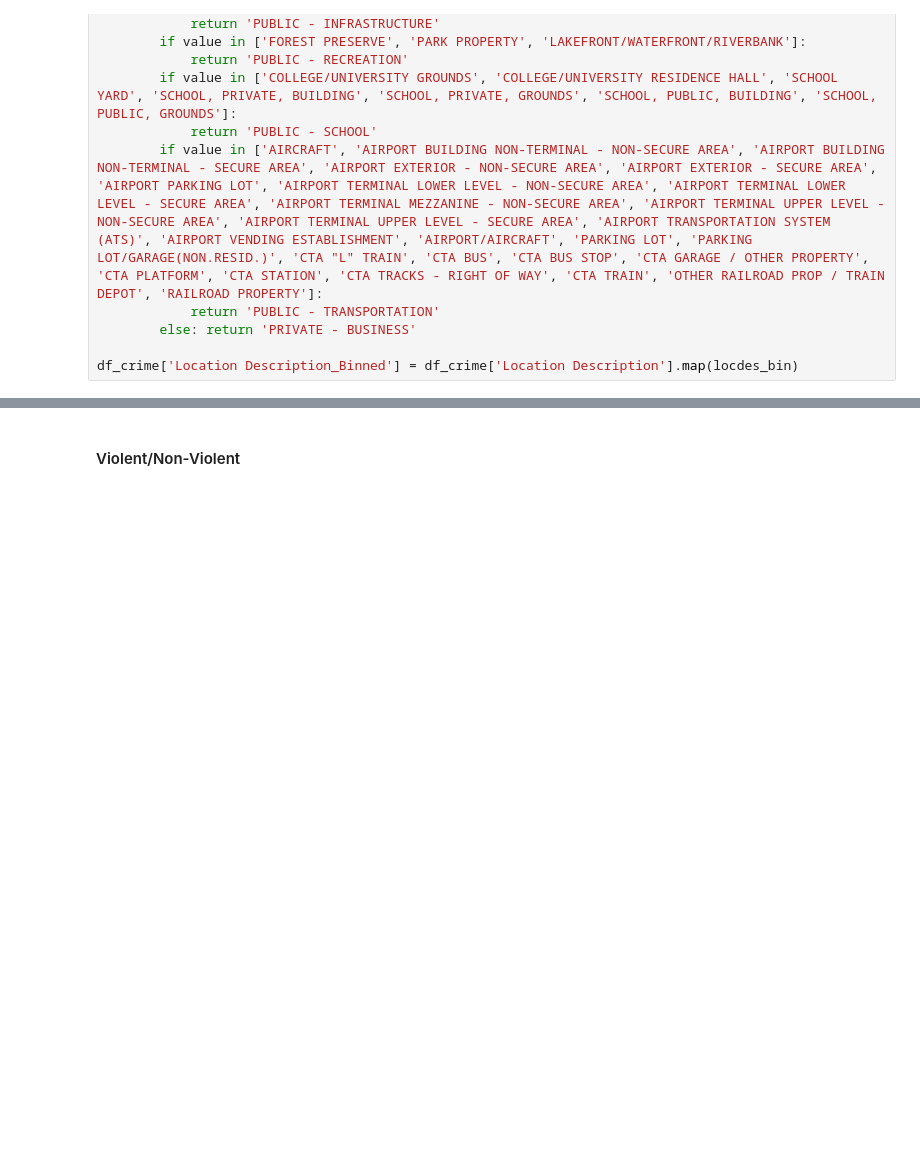
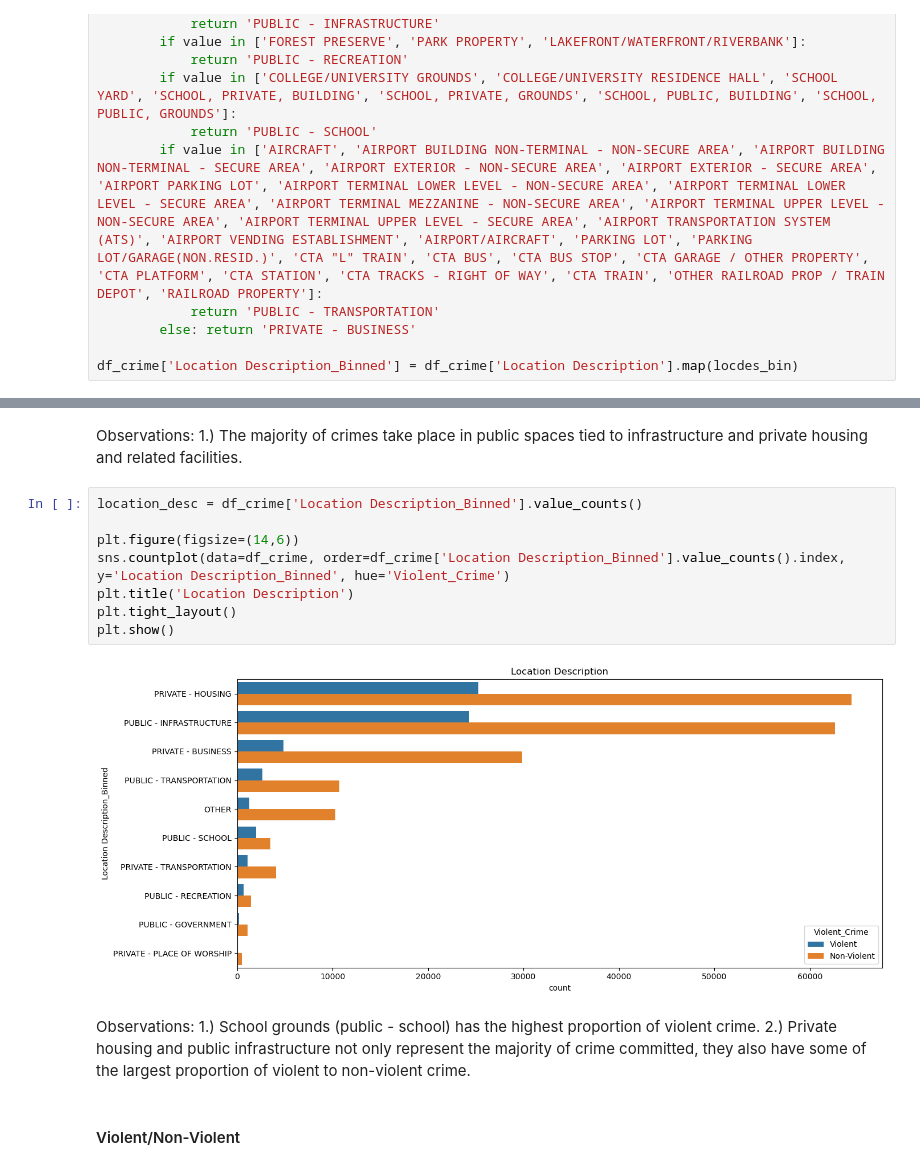
Before and after one commit to tkoche3/ISDS7075, a Jupyter notebook: ISDS7075_group.ipynb, the cells around one changed output, grey strips where cells are left out. Drawn from its saved outputs; the diff is of its cells as text; blank space fills up the shorter version.

```diff
--- a/ISDS7075_group.ipynb
+++ b/ISDS7075_group.ipynb
@@ -266,3 +287,20 @@ df_crime.head()
+# %% [markdown]
+Observations:
+1.) The majority of crimes take place in public spaces tied to infrastructure and private housing and related facilities.
+# %%
+location_desc = df_crime['Location Description_Binned'].value_counts()
+
+plt.figure(figsize=(14,6))
+sns.countplot(data=df_crime, order=df_crime['Location Description_Binned'].value_counts().index, y='Location Description_Binned', hue='Violent_Crime')
+plt.title('Location Description')
+plt.tight_layout()
+plt.show()
+# %% [output]
+[figure, added]
+# %% [markdown]
+Observations:
+1.) School grounds (public - school) has the highest proportion of violent crime.
+2.) Private housing and public infrastructure not only represent the majority of crime committed, they also have some of the largest proportion of violent to non-violent crime.
 # %% [markdown]
 <h4>Violent/Non-Violent</h4>
 # %%
```
Also changed, not shown: parts of 2 cells of this notebook, 1 other file.
